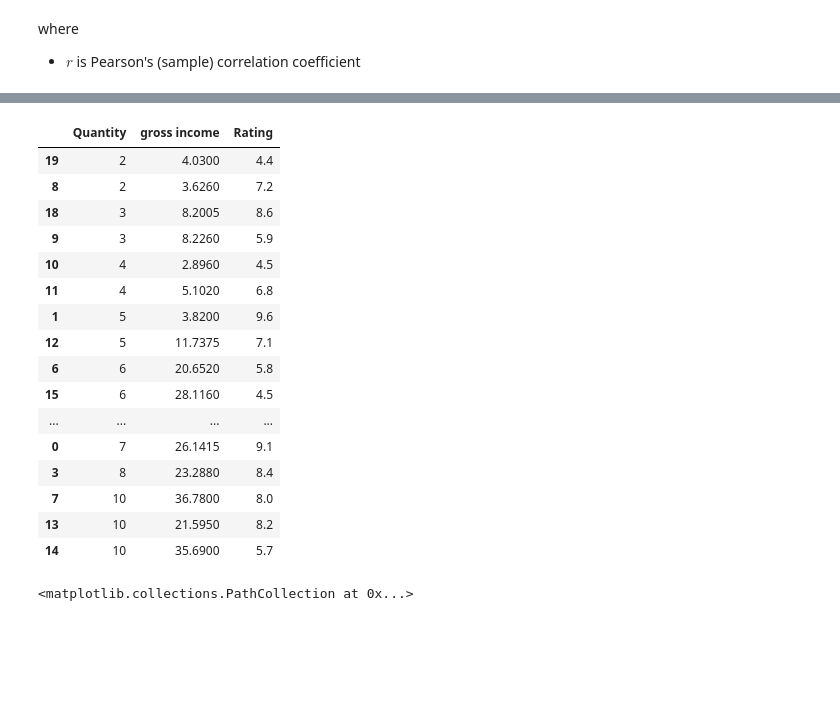
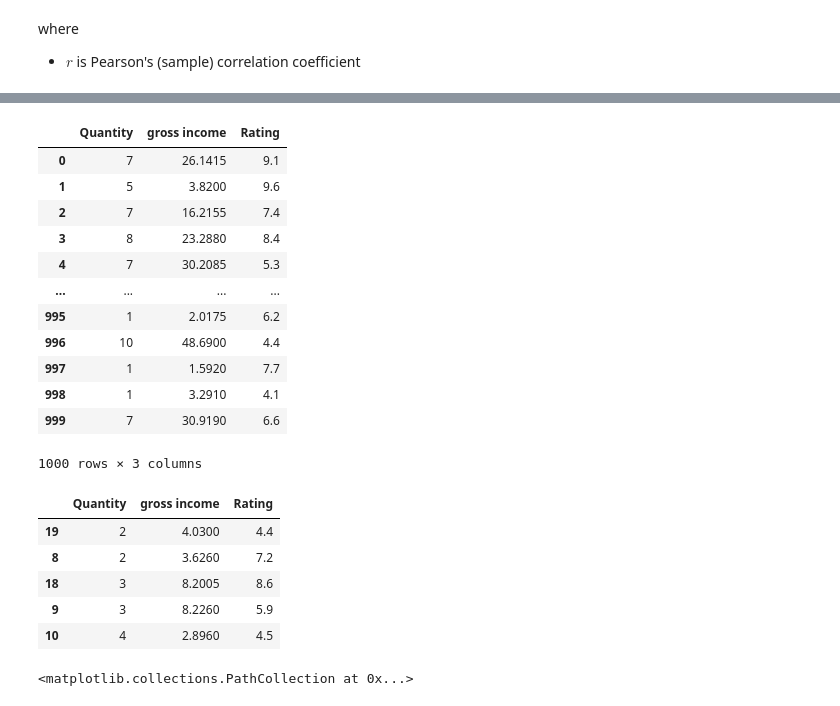
Before and after one commit to danyentezari/bignumber-material, a Jupyter notebook: SPML Dubai/mod3/script.ipynb, the cells around one changed output, grey strips where cells are left out. Drawn from its saved outputs; the diff is of its cells as text; code cells hidden in the pictures; blank space fills up the shorter version.

```diff
--- a/SPML Dubai/mod3/script.ipynb
+++ b/SPML Dubai/mod3/script.ipynb
@@ -144,33 +167,38 @@ sales_df.corr()
+# %%
+# Create a subset with only two variables: 'Quantity', 'gross income', and 'ratig'
+columns_to_extract = ['Quantity', 'gross income', 'Rating']
+sales_df_subset = sales_df[columns_to_extract]
+sales_df_subset
+# %% [output]
+|  | Quantity | gross income | Rating |
+| 0 | 7 | 26.1415 | 9.1 |
+| 1 | 5 | 3.8200 | 9.6 |
+| 2 | 7 | 16.2155 | 7.4 |
+| 3 | 8 | 23.2880 | 8.4 |
+| 4 | 7 | 30.2085 | 5.3 |
+| ... | ... | ... | ... |
+| 995 | 1 | 2.0175 | 6.2 |
+| 996 | 10 | 48.6900 | 4.4 |
+| 997 | 1 | 1.5920 | 7.7 |
+| 998 | 1 | 3.2910 | 4.1 |
+| 999 | 7 | 30.9190 | 6.6 |
+1000 rows × 3 columns
 # %%
-# Create a subset with only two variables: 'Quantity', 'gross income', and 'ratig'
-sales_df_subset = sales_df[ ['Quantity', 'gross income', 'Rating'] ]
-
 # From this DataFrame, choose only 20 rows
 sales_df_subset = sales_df_subset[0:20]
 
 # Sort by Quantity
 sales_df_subset = sales_df_subset.sort_values(by='Quantity')
 
 # Preview the data
-sales_df_subset.head(20)
+sales_df_subset.head()
 # %% [output]
 |  | Quantity | gross income | Rating |
 | 19 | 2 | 4.0300 | 4.4 |
 | 8 | 2 | 3.6260 | 7.2 |
 | 18 | 3 | 8.2005 | 8.6 |
 | 9 | 3 | 8.2260 | 5.9 |
 | 10 | 4 | 2.8960 | 4.5 |
-| 11 | 4 | 5.1020 | 6.8 |
-| 1 | 5 | 3.8200 | 9.6 |
-| 12 | 5 | 11.7375 | 7.1 |
-| 6 | 6 | 20.6520 | 5.8 |
-| 15 | 6 | 28.1160 | 4.5 |
-| ... | ... | ... | ... |
-| 0 | 7 | 26.1415 | 9.1 |
-| 3 | 8 | 23.2880 | 8.4 |
-| 7 | 10 | 36.7800 | 8.0 |
-| 13 | 10 | 21.5950 | 8.2 |
-| 14 | 10 | 35.6900 | 5.7 |
 # %%
 # Scatter plot with r = 0.70
 
```
Also changed, not shown: parts of 13 cells of this notebook.
